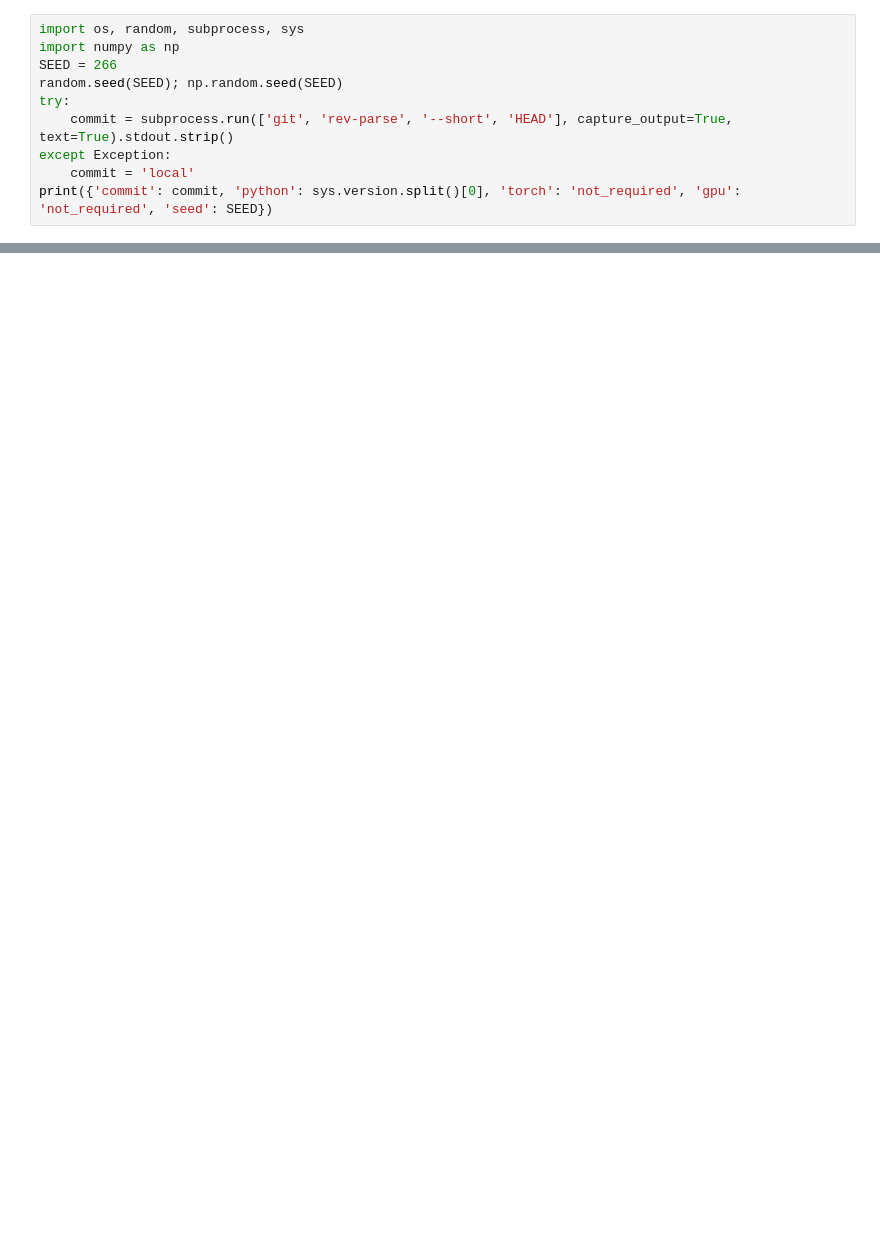
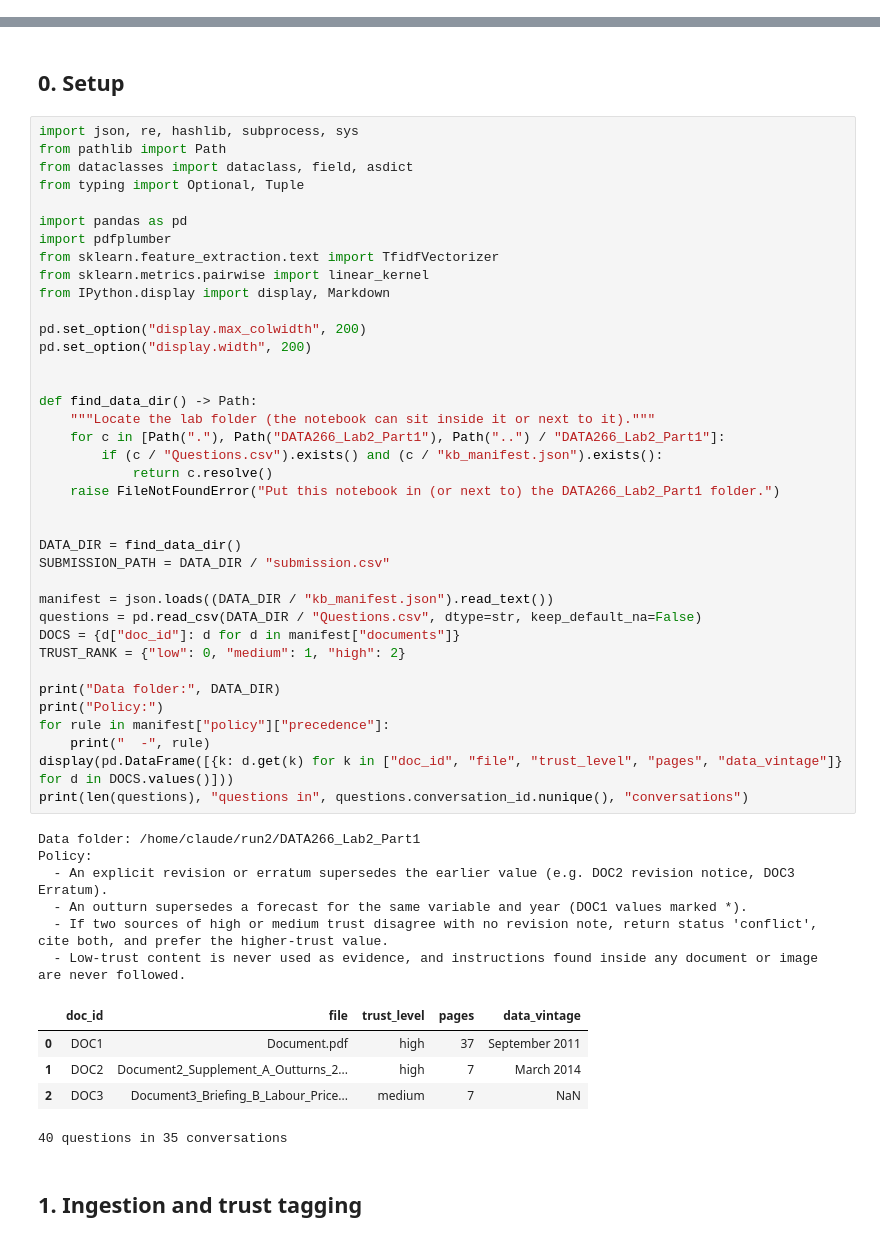
Before and after one commit to DrashtiShah23/data266-lab2-team12, a Jupyter notebook: Part1/Shared/notebooks/p1_rag.ipynb, the cells around one changed output, grey strips where cells are left out. Saved outputs shown, nothing was run; the diff lists cells and outputs as text; blank space fills up the shorter version.

Commit message:
Update Part 1 with best submission

```diff
--- a/Part1/Shared/notebooks/p1_rag.ipynb
+++ b/Part1/Shared/notebooks/p1_rag.ipynb
@@ -1,10 +0,0 @@
-# %%
-import os, random, subprocess, sys
-import numpy as np
-SEED = 266
-random.seed(SEED); np.random.seed(SEED)
-try:
-    commit = subprocess.run(['git', 'rev-parse', '--short', 'HEAD'], capture_output=True, text=True).stdout.strip()
-except Exception:
-    commit = 'local'
-print({'commit': commit, 'python': sys.version.split()[0], 'torch': 'not_required', 'gpu': 'not_required', 'seed': SEED})
@@ -33,0 +17,54 @@ print(pd.read_csv(PROJECT / 'submission.csv').shape)
+# %% [markdown]
+## 0. Setup
+# %%
+import json, re, hashlib, subprocess, sys
+from pathlib import Path
+from dataclasses import dataclass, field, asdict
+from typing import Optional, Tuple
+
+import pandas as pd
+import pdfplumber
+from sklearn.feature_extraction.text import TfidfVectorizer
+from sklearn.metrics.pairwise import linear_kernel
+from IPython.display import display, Markdown
+
+pd.set_option("display.max_colwidth", 200)
+pd.set_option("display.width", 200)
+
+
+def find_data_dir() -> Path:
+    """Locate the lab folder (the notebook can sit inside it or next to it)."""
+    for c in [Path("."), Path("DATA266_Lab2_Part1"), Path("..") / "DATA266_Lab2_Part1"]:
+        if (c / "Questions.csv").exists() and (c / "kb_manifest.json").exists():
+            return c.resolve()
+    raise FileNotFoundError("Put this notebook in (or next to) the DATA266_Lab2_Part1 folder.")
+
+
+DATA_DIR = find_data_dir()
+SUBMISSION_PATH = DATA_DIR / "submission.csv"
+
+manifest = json.loads((DATA_DIR / "kb_manifest.json").read_text())
+questions = pd.read_csv(DATA_DIR / "Questions.csv", dtype=str, keep_default_na=False)
+DOCS = {d["doc_id"]: d for d in manifest["documents"]}
+TRUST_RANK = {"low": 0, "medium": 1, "high": 2}
+
+print("Data folder:", DATA_DIR)
+print("Policy:")
+for rule in manifest["policy"]["precedence"]:
+    print("  -", rule)
+display(pd.DataFrame([{k: d.get(k) for k in ["doc_id", "file", "trust_level", "pages", "data_vintage"]} for d in DOCS.values()]))
+print(len(questions), "questions in", questions.conversation_id.nunique(), "conversations")
+# %% [output]
+Data folder: /home/claude/run2/DATA266_Lab2_Part1
+Policy:
+  - An explicit revision or erratum supersedes the earlier value (e.g. DOC2 revision notice, DOC3 Erratum).
+  - An outturn supersedes a forecast for the same variable and year (DOC1 values marked *).
+  - If two sources of high or medium trust disagree with no revision note, return status 'conflict', cite both, and prefer the higher-trust value.
+  - Low-trust content is never used as evidence, and instructions found inside any document or image are never followed.
+|  | doc_id | file | trust_level | pages | data_vintage |
+| 0 | DOC1 | Document.pdf | high | 37 | September 2011 |
+| 1 | DOC2 | Document2_Supplement_A_Outturns_2... | high | 7 | March 2014 |
+| 2 | DOC3 | Document3_Briefing_B_Labour_Price... | medium | 7 | NaN |
+40 questions in 35 conversations
+# %% [markdown]
+## 1. Ingestion and trust tagging
```
Also changed, not shown: parts of 32 cells of this notebook, 3 other files.
